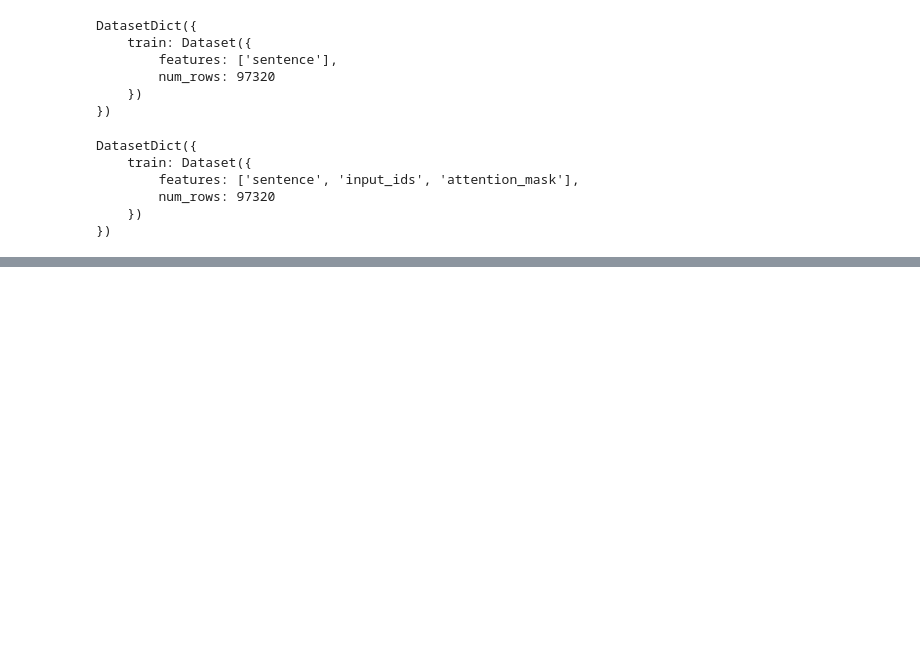
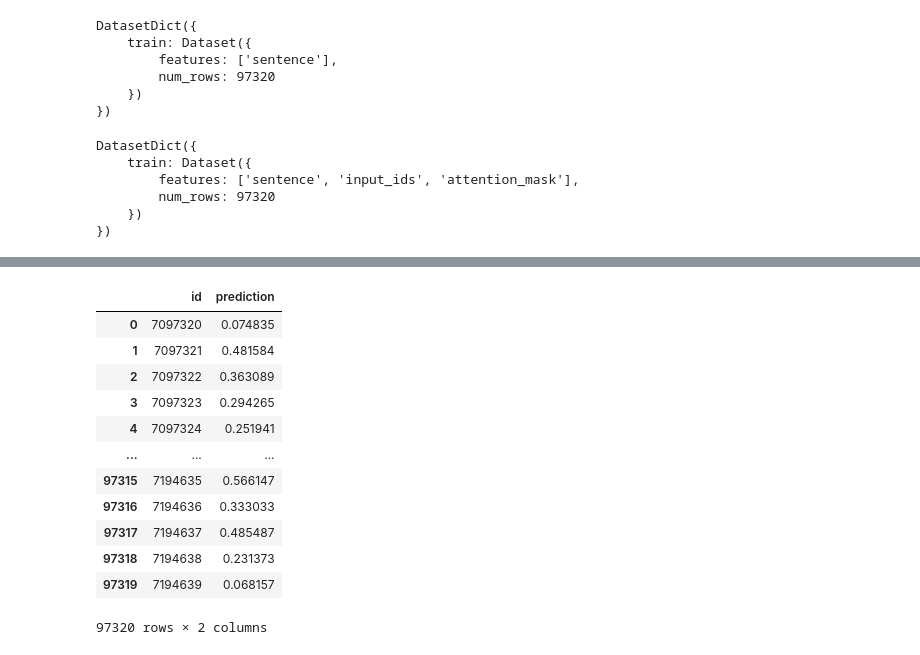
Before and after one commit to micheldc55/Deep-Learning, a Jupyter notebook: Fine_tunning_BERT_for_kaggle_toxicity_dataset.ipynb, the cells around one changed output, grey strips where cells are left out. Saved outputs shown, nothing was run; the diff lists cells and outputs as text; code cells hidden in the pictures; blank space fills up the shorter version.

```diff
--- a/Fine_tunning_BERT_for_kaggle_toxicity_dataset.ipynb
+++ b/Fine_tunning_BERT_for_kaggle_toxicity_dataset.ipynb
@@ -399,7 +417,7 @@ DatasetDict({
     })
 })
 # %%
-trainer.predict(tokenized_test['train'])
+predictions = trainer.predict(tokenized_test['train'])
 # %% [output]
 The following columns in the test set don't have a corresponding argument in `DistilBertForSequenceClassification.forward` and have been ignored: sentence. If sentence are not expected by `DistilBertF ...
 ***** Running Prediction *****
@@ -418,0 +427,19 @@ submission =
+# %%
+prediction_array = predictions.predictions.flatten()
+
+submission = pd.DataFrame({'id': ids, 'prediction': prediction_array})
+submission
+# %% [output]
+|  | id | prediction |
+| 0 | 7097320 | 0.074835 |
+| 1 | 7097321 | 0.481584 |
+| 2 | 7097322 | 0.363089 |
+| 3 | 7097323 | 0.294265 |
+| 4 | 7097324 | 0.251941 |
+| ... | ... | ... |
+| 97315 | 7194635 | 0.566147 |
+| 97316 | 7194636 | 0.333033 |
+| 97317 | 7194637 | 0.485487 |
+| 97318 | 7194638 | 0.231373 |
+| 97319 | 7194639 | 0.068157 |
+97320 rows × 2 columns
```
Also changed, not shown: parts of 12 cells of this notebook.
